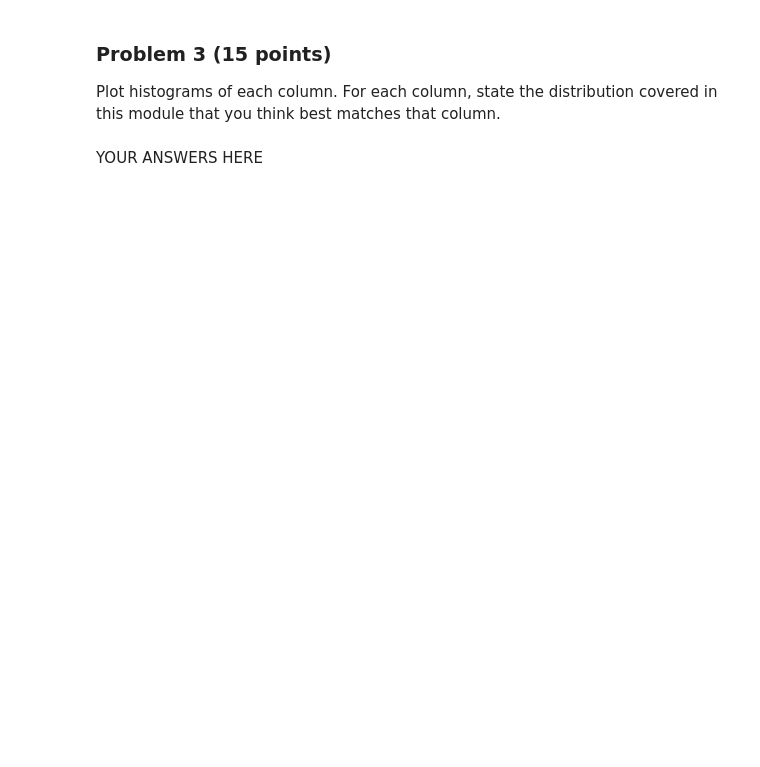
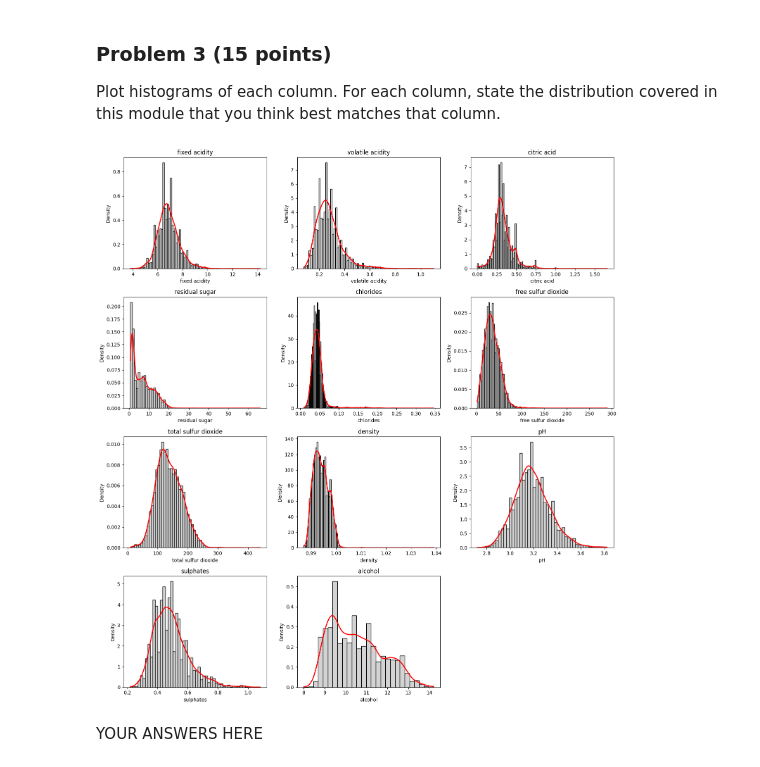
Before and after one commit to reynolkb-bu/dx601-final-project, a Jupyter notebook: project.ipynb, the cells around one changed output. Cells and saved outputs as stored; diff of their text form; code cells hidden in the pictures; blank space fills up the shorter version.

```diff
--- a/project.ipynb
+++ b/project.ipynb
@@ -162,2 +179,45 @@ For each column, state the distribution covered in this module that you think be
+# %%
+# YOUR CODE HERE
+from scipy.stats import gaussian_kde
+
+# Talked to chatGPT and decided upon Freedman-Diaconis with KDE overlay as supposed to rice to determine the number of bins. The reason is, my dataset was large and I didn't check each column for outliers so this is the best of both worlds (dealing with large datasets and handling outliers).
+# I then took what I had for one column which was working and had chatGPT iterate over the columns except for target.
+cols = [c for c in white_wine_data.columns if c != "target"]
+n_cols = 3
+n_rows = int(np.ceil(len(cols) / n_cols))
+
+fig, axes = plt.subplots(n_rows, n_cols, figsize=(15, 4 * n_rows))
+axes = axes.flatten()
+
+for i, col in enumerate(cols):
+    # Try to convert to numeric; drop NaNs
+    data = pd.to_numeric(white_wine_data[col], errors='coerce').dropna().values
+    if len(data) == 0:
+        continue  # skip empty or all-non-numeric columns
+
+    # Freedman–Diaconis bins
+    iqr = np.percentile(data, 75) - np.percentile(data, 25)
+    bin_width = 2 * iqr / (len(data) ** (1/3))
+    bins_fd = int((data.max() - data.min()) / bin_width) if bin_width > 0 else 10
+
+    # KDE
+    density = gaussian_kde(data)
+    x = np.linspace(data.min(), data.max(), 500)
+
+    ax = axes[i]
+    ax.hist(data, bins=bins_fd, color='lightgray', edgecolor='black', density=True)
+    ax.plot(x, density(x), color='red', linewidth=2)
+    ax.set_title(col)
+    ax.set_xlabel(col)
+    ax.set_ylabel('Density')
+
+# Hide unused subplots
+for j in range(i + 1, len(axes)):
+    fig.delaxes(axes[j])
+
+plt.tight_layout()
+plt.show()
+# %% [output]
+[figure, added]
 # %% [markdown]
 YOUR ANSWERS HERE
```
Also changed, not shown: parts of 5 cells of this notebook.
